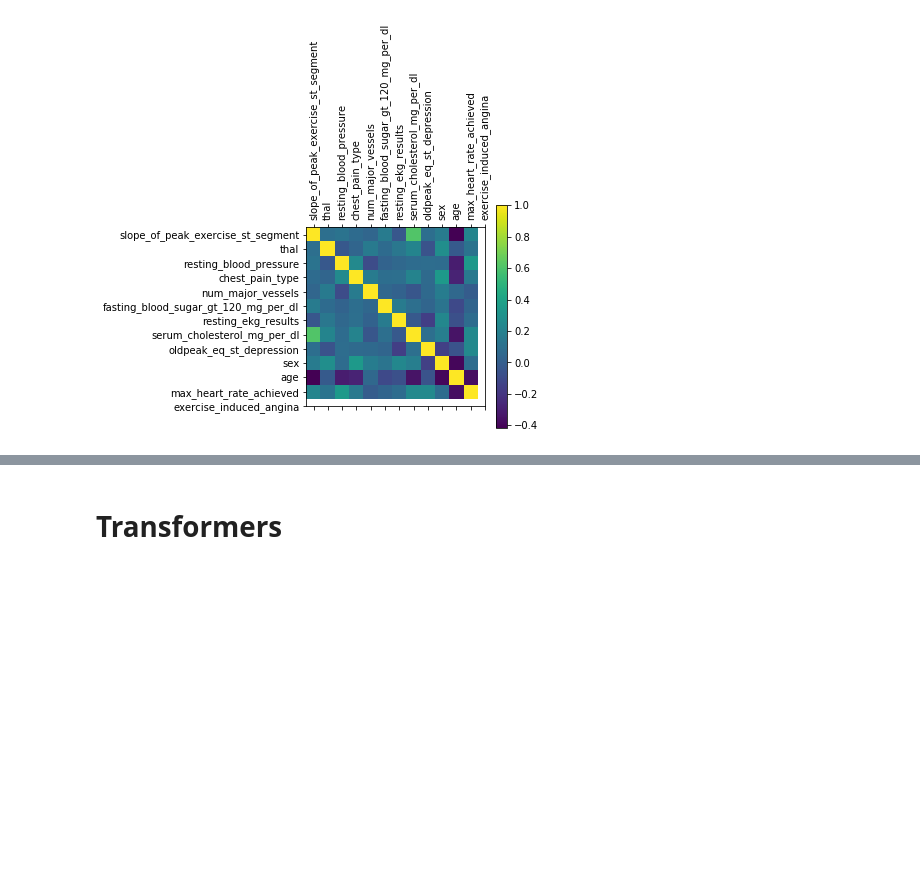
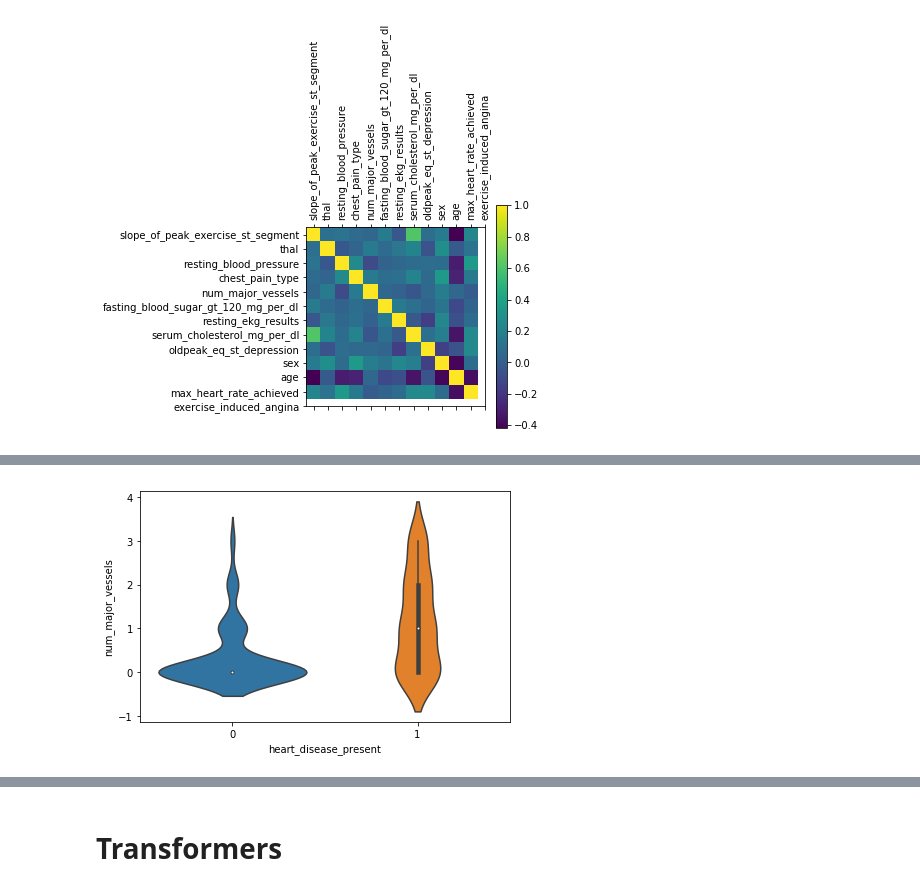
Before and after one commit to surjeet143/Heart-disease-detection, a Jupyter notebook: Heart Disease Detection/heart-disease-detection.ipynb, the cells around one changed output, grey strips where cells are left out. Drawn from its saved outputs; the diff is of its cells as text; code cells hidden in the pictures; blank space fills up the shorter version.

```diff
--- a/Heart Disease Detection/heart-disease-detection.ipynb
+++ b/Heart Disease Detection/heart-disease-detection.ipynb
@@ -50,0 +77,6 @@ plt.show();
+# %%
+sns.violinplot(y,X[numerical_features[2]])
+plt.tight_layout()
+plt.show()
+# %% [output]
+[figure, added]
```
Also changed, not shown: parts of 50 cells of this notebook.
